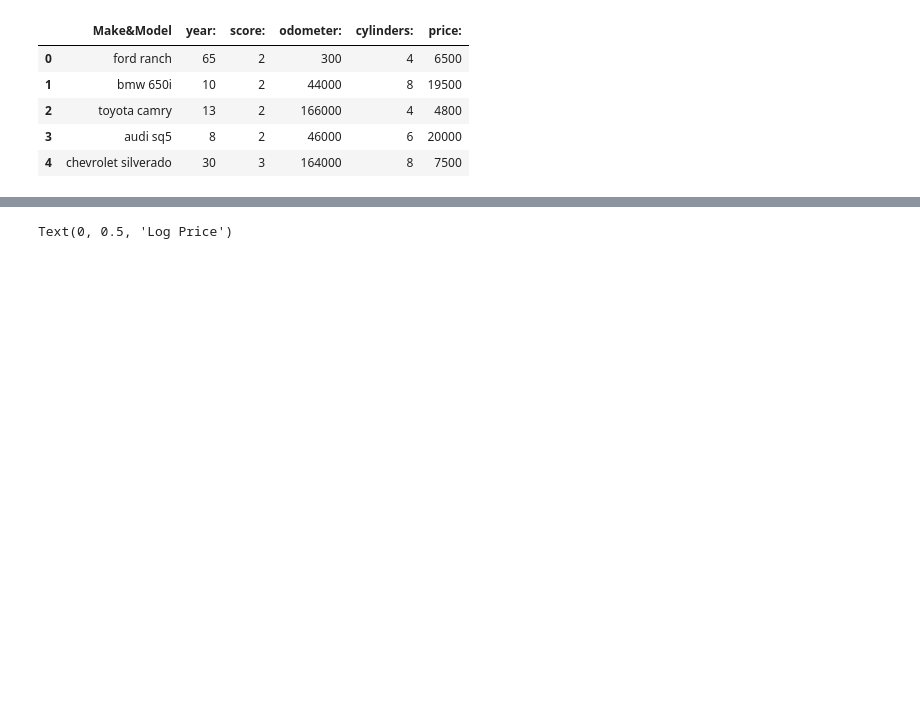
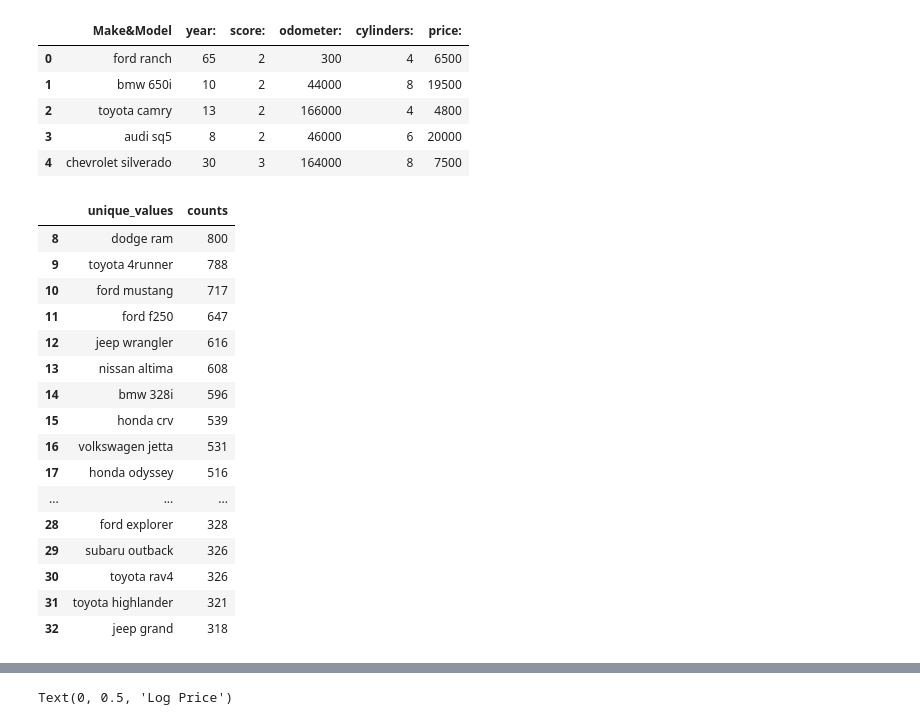
Before and after one commit to Mohammedsilmi9/UsedCar-PriceEstimator, a Jupyter notebook: EDA_General.ipynb, the cells around one changed output, grey strips where cells are left out. Drawn from its saved outputs; the diff is of its cells as text; code cells hidden in the pictures; blank space fills up the shorter version.

```diff
--- a/EDA_General.ipynb
+++ b/EDA_General.ipynb
@@ -40,6 +35,26 @@ all_makes.head()
 df = all_makes['Make&Model'].value_counts().rename_axis('unique_values').to_frame('counts')
 # %%
 df=df.reset_index()
+# %%
+df[8:33]
+# %% [output]
+|  | unique_values | counts |
+| 8 | dodge ram | 800 |
+| 9 | toyota 4runner | 788 |
+| 10 | ford mustang | 717 |
+| 11 | ford f250 | 647 |
+| 12 | jeep wrangler | 616 |
+| 13 | nissan altima | 608 |
+| 14 | bmw 328i | 596 |
+| 15 | honda crv | 539 |
+| 16 | volkswagen jetta | 531 |
+| 17 | honda odyssey | 516 |
+| ... | ... | ... |
+| 28 | ford explorer | 328 |
+| 29 | subaru outback | 326 |
+| 30 | toyota rav4 | 326 |
+| 31 | toyota highlander | 321 |
+| 32 | jeep grand | 318 |
 # %%
 
 #df_test=df_test[(df_test['counts']>430) & (df_test['counts']<620) ]
```
Also changed, not shown: parts of 2 cells of this notebook, 3 other files.
